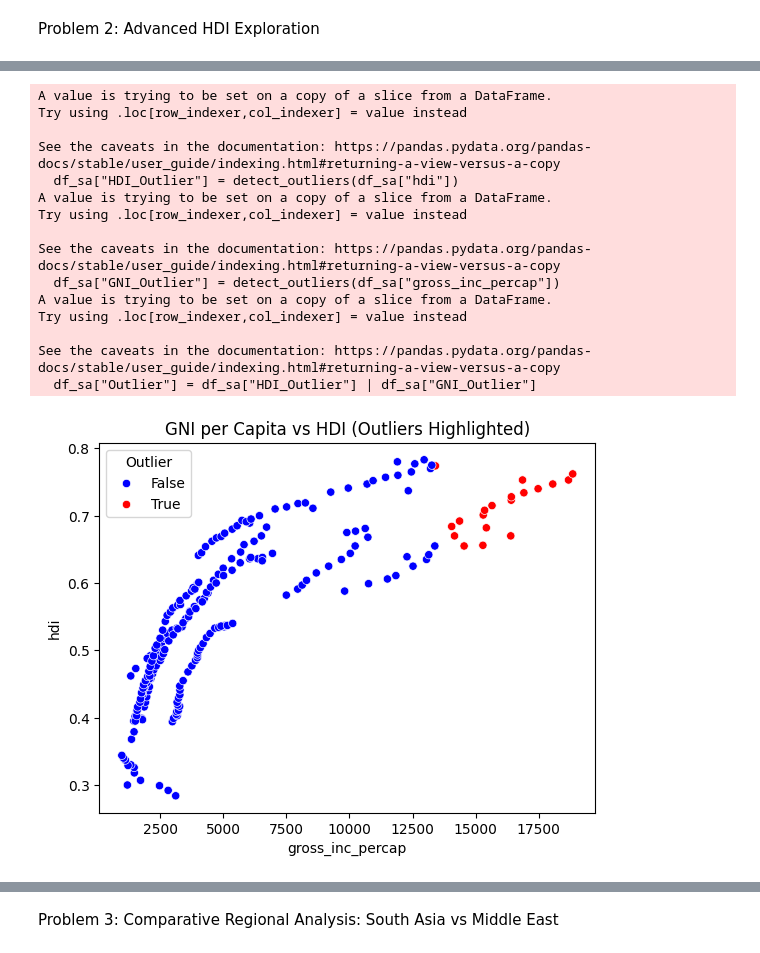
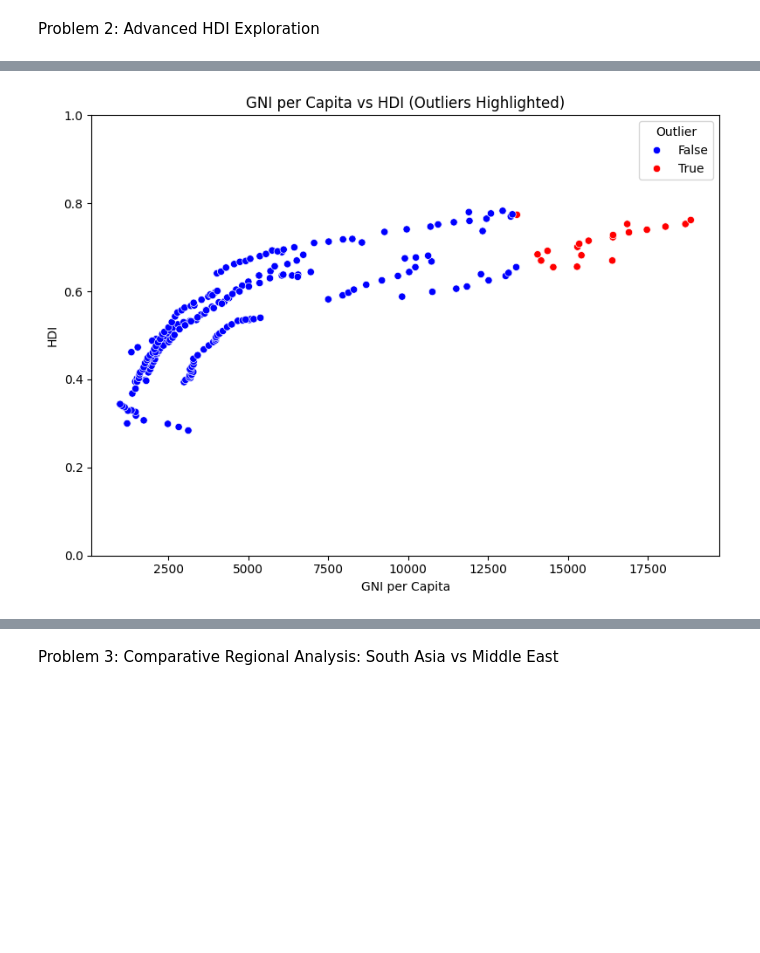
Before and after one commit to np03cs4a240060-bit/2462330_KristinaPaudel, a Jupyter notebook: WLVID_KristinaPaudel.ipynb, the cells around one changed output, grey strips where cells are left out. Saved outputs shown, nothing was run; the diff lists cells and outputs as text; code cells hidden in the pictures; blank space fills up the shorter version.

```diff
--- a/WLVID_KristinaPaudel.ipynb
+++ b/WLVID_KristinaPaudel.ipynb
@@ -238,18 +285,24 @@ df_sa.to_csv("/content/drive/MyDrive/AI Assessment/HDI_SouthAsia.csv", index=Fal
 # %%
 #Task2
-df_sa["Composite Score"] = (
-    0.30 * df_sa["life_expectancy"] +
-    0.30 * df_sa["gross_inc_percap"]
+hdi_south_asia["Composite_Score"] = (
+    0.30 * hdi_south_asia["life_expectancy"] +
+    0.30 * hdi_south_asia["gross_inc_percap"]
 )
 
-df_sa_sorted = df_sa.sort_values("Composite Score", ascending=False)
-df_sa_sorted[["country", "Composite Score", "hdi"]]
-top5 = df_sa_sorted.head(5)
+country_composite = (
+    hdi_south_asia.groupby("country", as_index=False)
+    .agg({"Composite_Score": "mean", "hdi": "mean"})
+)
+
+composite_ranking = country_composite.sort_values(by="Composite_Score", ascending=False)
+top5 = composite_ranking.head(5)
 
 plt.figure(figsize=(8,5))
-plt.barh(top5["country"], top5["Composite Score"])
-plt.xlabel("Composite Score")
-plt.title("Top 5 South Asian Countries by Composite Score")
+plt.barh(top5["country"], top5["Composite_Score"])
+plt.xlabel("Composite Development Score")
+plt.ylabel("Country")
+plt.title("Top 5 South Asian Countries by Composite Development Score")
 plt.gca().invert_yaxis()
+plt.tight_layout()
 plt.show()
 # %% [output]
@@ -262,39 +310,31 @@ See the caveats in the documentation: https://pandas.pydata.org/pandas-docs/stab
 # %%
 #Task3
+
 def detect_outliers(series):
     Q1 = series.quantile(0.25)
     Q3 = series.quantile(0.75)
     IQR = Q3 - Q1
     lower = Q1 - 1.5 * IQR
     upper = Q3 + 1.5 * IQR
     return (series < lower) | (series > upper)
 
-df_sa["HDI_Outlier"] = detect_outliers(df_sa["hdi"])
-df_sa["GNI_Outlier"] = detect_outliers(df_sa["gross_inc_percap"])
-df_sa["Outlier"] = df_sa["HDI_Outlier"] | df_sa["GNI_Outlier"]
+hdi_south_asia["HDI_outlier"] = detect_outliers(hdi_south_asia["hdi"])
+hdi_south_asia["GNI_outlier"] = detect_outliers(hdi_south_asia["gross_inc_percap"])
+hdi_south_asia["Outlier"] = hdi_south_asia["HDI_outlier"] | hdi_south_asia["GNI_outlier"]
+
+plt.figure(figsize=(8,6))
 sns.scatterplot(
-    data=df_sa,
+    data=hdi_south_asia,
     x="gross_inc_percap",
     y="hdi",
     hue="Outlier",
-    palette={True: "red", False: "blue"}
+    palette={False: "blue", True: "red"}
 )
 plt.title("GNI per Capita vs HDI (Outliers Highlighted)")
+plt.xlabel("GNI per Capita")
+plt.ylabel("HDI")
+plt.ylim(0,1)
+plt.tight_layout()
 plt.show()
 # %% [output]
-A value is trying to be set on a copy of a slice from a DataFrame.
-Try using .loc[row_indexer,col_indexer] = value instead
-
-See the caveats in the documentation: https://pandas.pydata.org/pandas-docs/stable/user_guide/indexing.html#returning-a-view-versus-a-copy
-  df_sa["HDI_Outlier"] = detect_outliers(df_sa["hdi"])
-A value is trying to be set on a copy of a slice from a DataFrame.
-Try using .loc[row_indexer,col_indexer] = value instead
-
-See the caveats in the documentation: https://pandas.pydata.org/pandas-docs/stable/user_guide/indexing.html#returning-a-view-versus-a-copy
-  df_sa["GNI_Outlier"] = detect_outliers(df_sa["gross_inc_percap"])
-A value is trying to be set on a copy of a slice from a DataFrame.
-Try using .loc[row_indexer,col_indexer] = value instead
-
-See the caveats in the documentation: https://pandas.pydata.org/pandas-docs/stable/user_guide/indexing.html#returning-a-view-versus-a-copy
-  df_sa["Outlier"] = df_sa["HDI_Outlier"] | df_sa["GNI_Outlier"]
-[figure, old version]
+[figure, new version]
```
Also changed, not shown: parts of 21 cells of this notebook.
